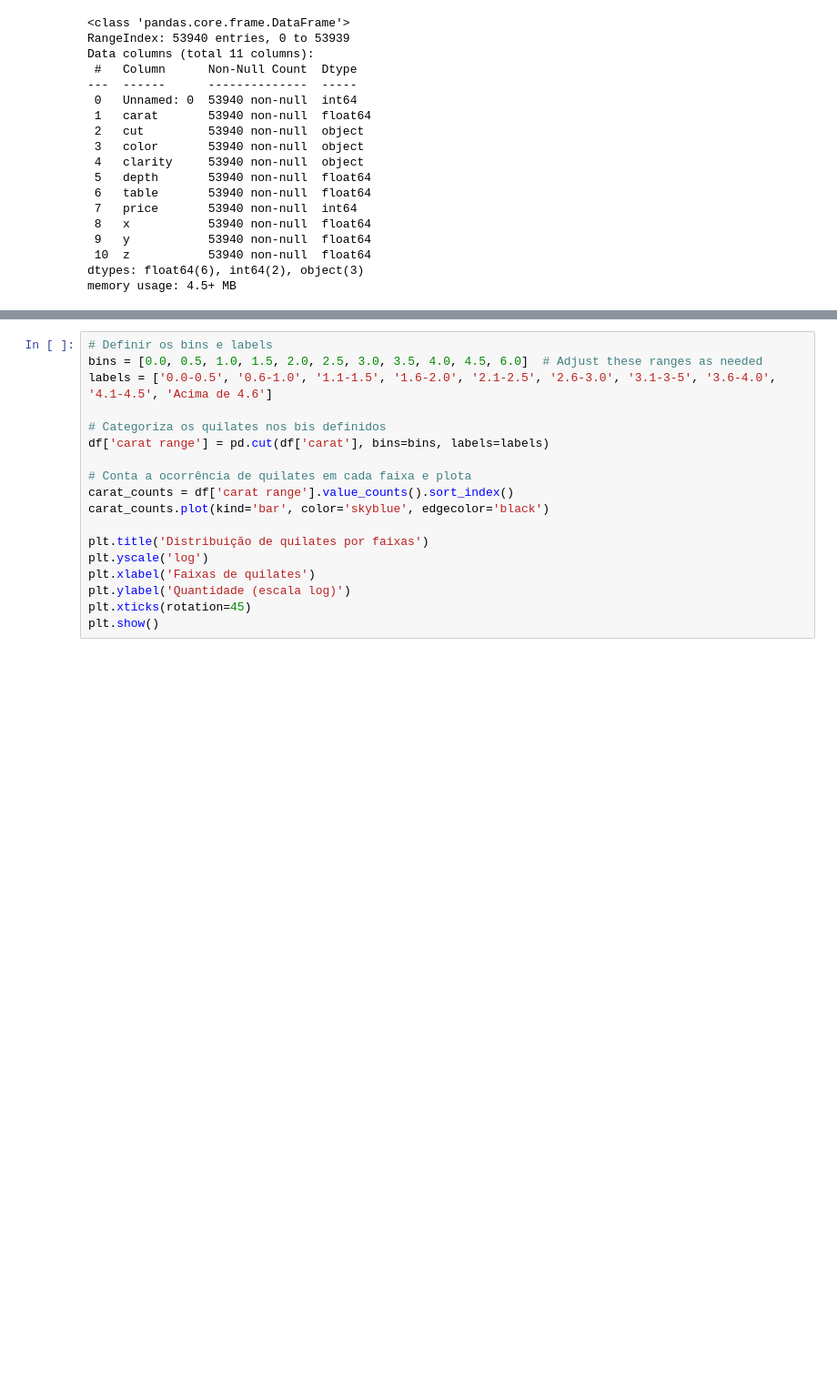
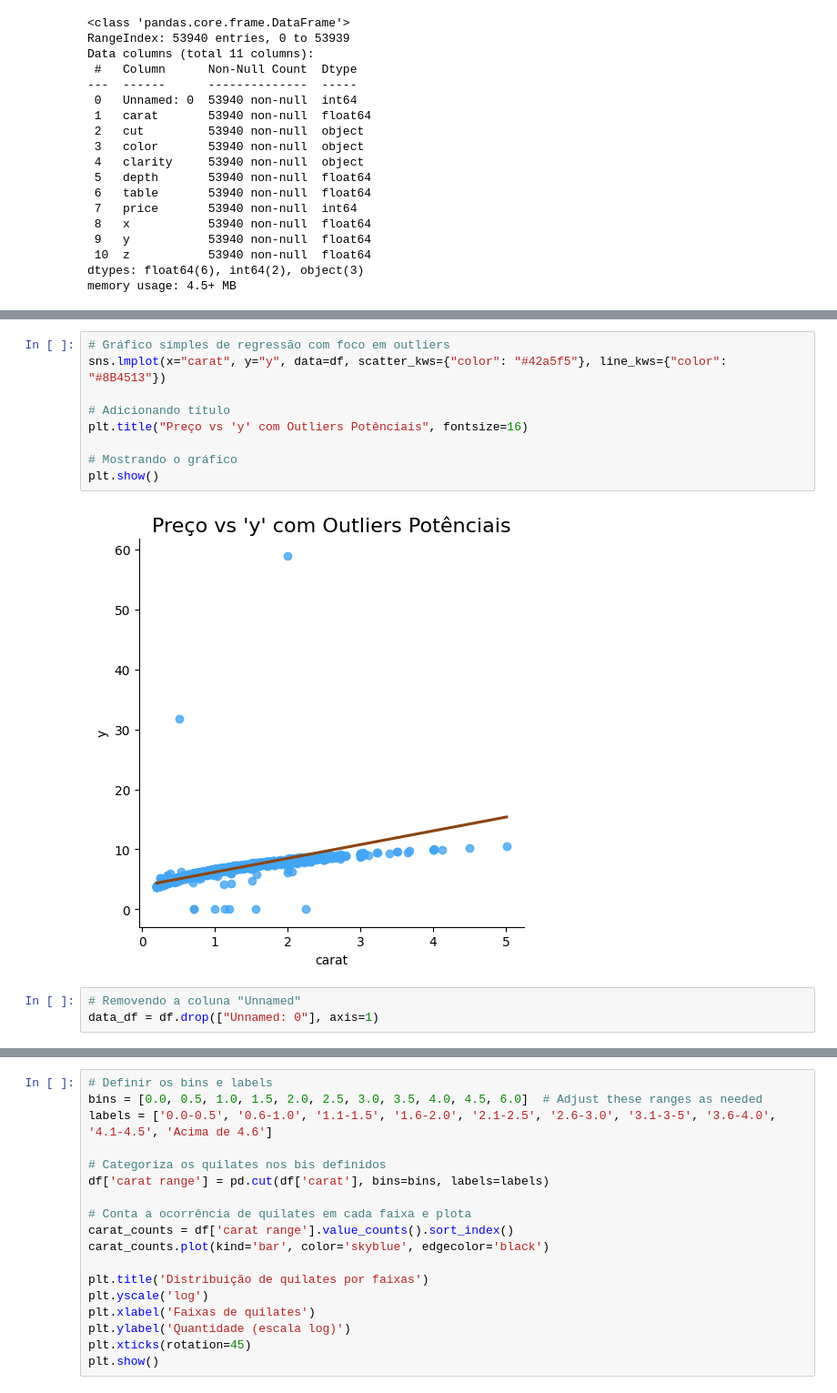
Before and after one commit to Turma1174/projetoML2, a Jupyter notebook: projeto.ipynb, the cells around one changed output, grey strips where cells are left out. Shown: that part at 91% size. Cells and saved outputs as stored; diff of their text form; blank space fills up the shorter version.

```diff
--- a/projeto.ipynb
+++ b/projeto.ipynb
@@ -72,0 +127,14 @@ memory usage: 4.5+ MB
+# %%
+# Gráfico simples de regressão com foco em outliers
+sns.lmplot(x="carat", y="y", data=df, scatter_kws={"color": "#42a5f5"}, line_kws={"color": "#8B4513"})
+
+# Adicionando título
+plt.title("Preço vs 'y' com Outliers Potênciais", fontsize=16)
+
+# Mostrando o gráfico
+plt.show()
+# %% [output]
+[figure, added]
+# %%
+# Removendo a coluna "Unnamed"
+data_df = df.drop(["Unnamed: 0"], axis=1)
```
Also changed, not shown: parts of 12 cells of this notebook.
